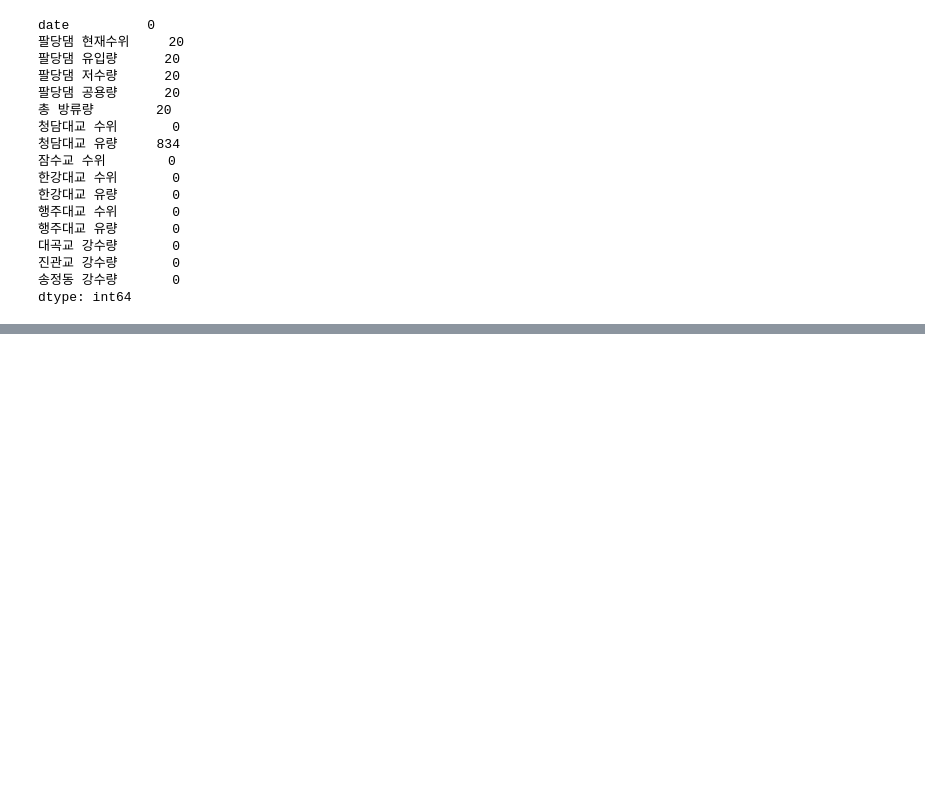
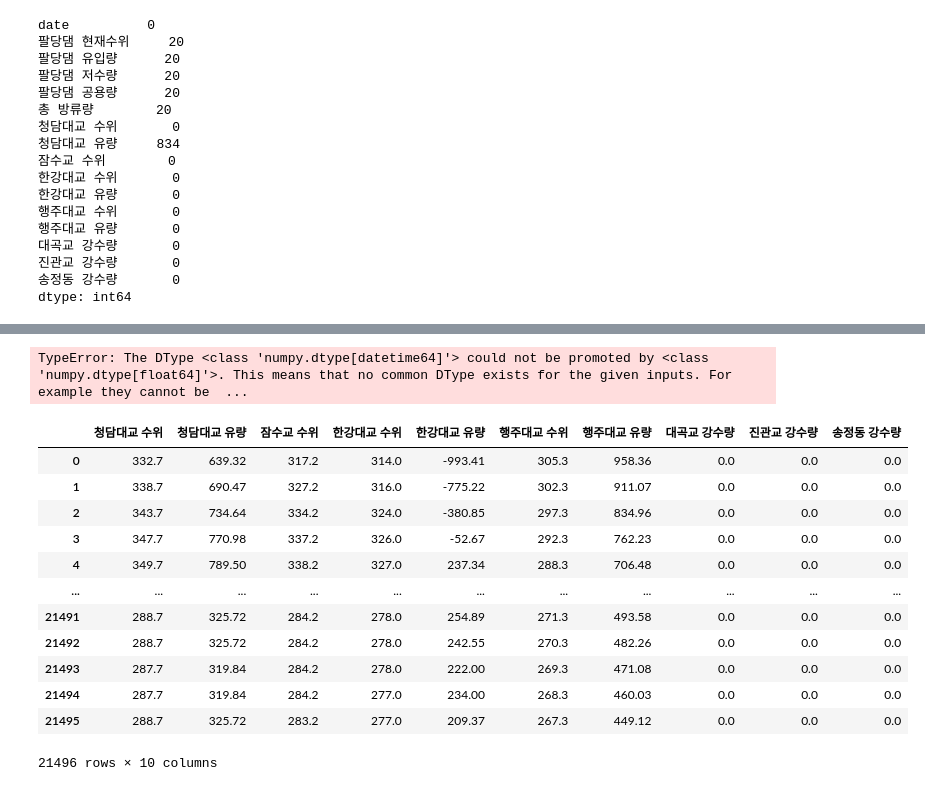
Before and after one commit to ljs7463/Dacon-HanRiverForecasting, a Jupyter notebook: 임정석/4. 이동평균 + 회귀모델 (2013년).ipynb, the cells around one changed output, grey strips where cells are left out. Cells and saved outputs as stored; diff of their text form; code cells hidden in the pictures; blank space fills up the shorter version.

```diff
--- a/임정석/4. 이동평균 + 회귀모델 (2013년).ipynb
+++ b/임정석/4. 이동평균 + 회귀모델 (2013년).ipynb
@@ -361,0 +336,17 @@ test[test['팔당댐 현재수위'].isna()]
+# %%
+# train/ test분리
+columns = list(df_2013.columns[6:])
+train = df_2013.iloc[:-5000]
+test = df_2013.iloc[-5000:]
+
+# 스케일링
+scaler = StandardScaler()
+train = pd.DataFrame(scaler.fit_transform(train),columns = list(train.columns))
+test = pd.DataFrame(scaler.transform(test),columns = list(test.columns))
+# x, y분리
+x_train =  train[columns]
+y_train = train['총 방류량']
+x_test = test[columns]
+y_test = test['총 방류량']
+# %% [output]
+TypeError: The DType <class 'numpy.dtype[datetime64]'> could not be promoted by <class 'numpy.dtype[float64]'>. This means that no common DType exists for the given inputs. For example they cannot be  ...
@@ -361,0 +356,16 @@ test[test['팔당댐 현재수위'].isna()]
+# %%
+x_train
+# %% [output]
+|  | 청담대교 수위 | 청담대교 유량 | 잠수교 수위 | 한강대교 수위 | 한강대교 유량 | 행주대교 수위 | 행주대교 유량 | 대곡교 강수량 | 진관교 강수량 | 송정동 강수량 |
+| 0 | 332.7 | 639.32 | 317.2 | 314.0 | -993.41 | 305.3 | 958.36 | 0.0 | 0.0 | 0.0 |
+| 1 | 338.7 | 690.47 | 327.2 | 316.0 | -775.22 | 302.3 | 911.07 | 0.0 | 0.0 | 0.0 |
+| 2 | 343.7 | 734.64 | 334.2 | 324.0 | -380.85 | 297.3 | 834.96 | 0.0 | 0.0 | 0.0 |
+| 3 | 347.7 | 770.98 | 337.2 | 326.0 | -52.67 | 292.3 | 762.23 | 0.0 | 0.0 | 0.0 |
+| 4 | 349.7 | 789.50 | 338.2 | 327.0 | 237.34 | 288.3 | 706.48 | 0.0 | 0.0 | 0.0 |
+| ... | ... | ... | ... | ... | ... | ... | ... | ... | ... | ... |
+| 21491 | 288.7 | 325.72 | 284.2 | 278.0 | 254.89 | 271.3 | 493.58 | 0.0 | 0.0 | 0.0 |
+| 21492 | 288.7 | 325.72 | 284.2 | 278.0 | 242.55 | 270.3 | 482.26 | 0.0 | 0.0 | 0.0 |
+| 21493 | 287.7 | 319.84 | 284.2 | 278.0 | 222.00 | 269.3 | 471.08 | 0.0 | 0.0 | 0.0 |
+| 21494 | 287.7 | 319.84 | 284.2 | 277.0 | 234.00 | 268.3 | 460.03 | 0.0 | 0.0 | 0.0 |
+| 21495 | 288.7 | 325.72 | 283.2 | 277.0 | 209.37 | 267.3 | 449.12 | 0.0 | 0.0 | 0.0 |
+21496 rows × 10 columns
```
Also changed, not shown: parts of 18 cells of this notebook, 2 other files.
